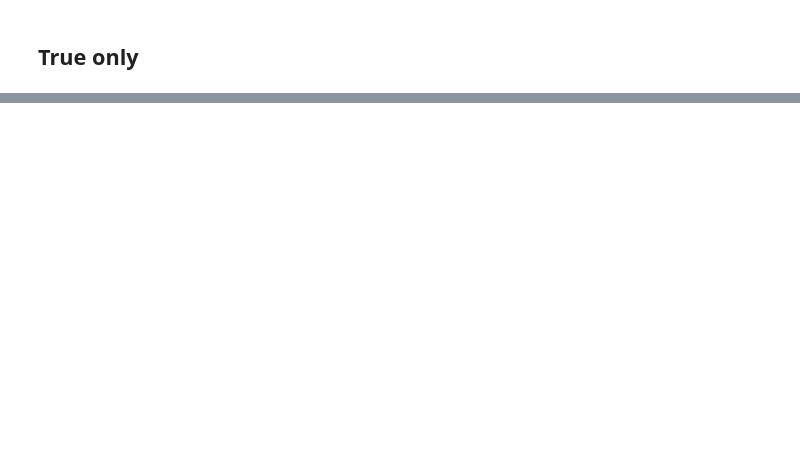
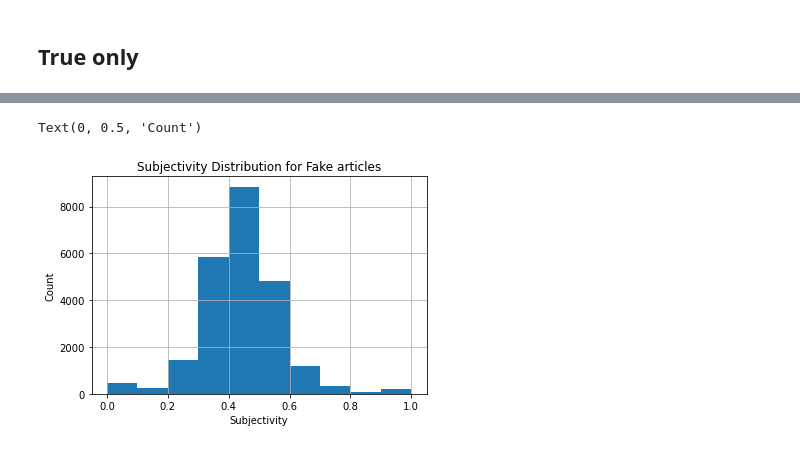
Before and after one commit to joshuawong96/Fake-News-Detection, a Jupyter notebook: EDA.ipynb, the cells around one changed output, grey strips where cells are left out. Saved outputs shown, nothing was run; the diff lists cells and outputs as text; code cells hidden in the pictures; blank space fills up the shorter version.

```diff
--- a/EDA.ipynb
+++ b/EDA.ipynb
@@ -271,0 +327,8 @@ cloud.to_file('images2/wordcloud_true.png')
+# %%
+fake_subjectivity_hist = df[df['class_label']=='Fake'].hist(column='textblob_subjectivity')
+plt.title('Subjectivity Distribution for Fake articles')
+plt.xlabel('Subjectivity')
+plt.ylabel('Count')
+# %% [output]
+Text(0, 0.5, 'Count')
+[figure, added]
```
Also changed, not shown: parts of 35 cells of this notebook.
